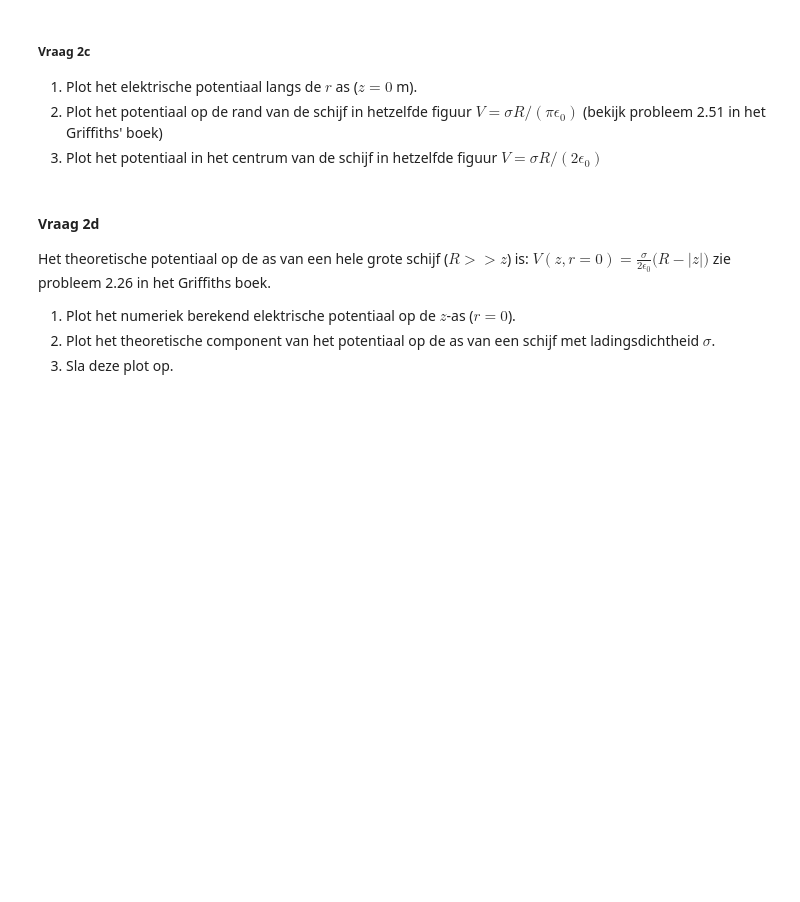
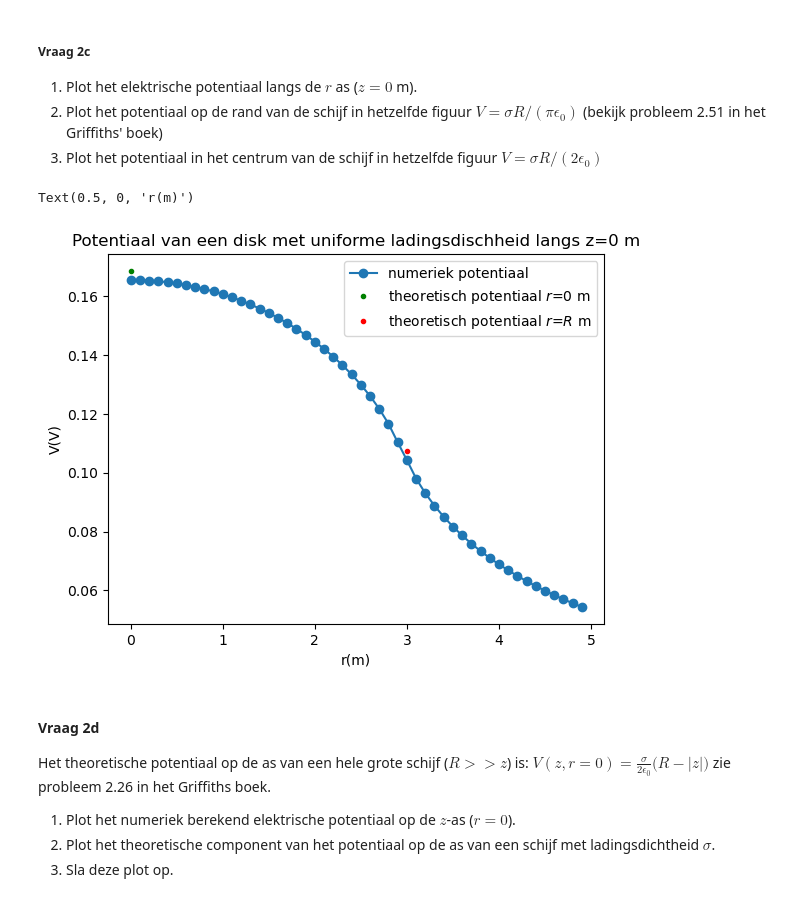
Before and after one commit to beanmachine123/opdrachten-DEF-D, a Jupyter notebook: DigitaleOntwerpopdrachten/1CondensatorOpdracht/CondensatorOntwerpopdracht.ipynb, the cells around one changed output. Saved outputs shown, nothing was run; the diff lists cells and outputs as text; code cells hidden in the pictures; blank space fills up the shorter version.

```diff
--- a/DigitaleOntwerpopdrachten/1CondensatorOpdracht/CondensatorOntwerpopdracht.ipynb
+++ b/DigitaleOntwerpopdrachten/1CondensatorOpdracht/CondensatorOntwerpopdracht.ipynb
@@ -208,19 +216,22 @@ print(f"De ladingsdichtheid op de schijf is: {ladingsdichtheid_disk:.2e} C/m^2")
 # %%
 # Vul deze code aan zodat deze vraag 2.3 beantwoord.
 idx_z_zero = find_idx_nearest(z,0)
 
 V_R = V[idx_z_zero, -1]  # potentiaal op de straal van de schijf
 
 V_0 = ladingsdichtheid_disk * disk_radius / (2 * epsilon0)
 V_R = ladingsdichtheid_disk * disk_radius / (np.pi *epsilon0)
 
 plt.title(f"Potentiaal van een disk met uniforme ladingsdischheid langs z=0 m")
 plt.plot(r, V[idx_z_zero, :], "o-", label="numeriek potentiaal")
-plt.plot(0, V_0, "c.", label="theoretisch potentiaal $r$=0 m")
-plt.plot(r_R, V_R, "c.", label="theoretisch potentiaal $r$=$R$ m")
+plt.plot(0, V_0, "g.", label="theoretisch potentiaal $r$=0 m")
+plt.plot(disk_radius, V_R, "r.", label="theoretisch potentiaal $r$=$R$ m")
 plt.legend()
 plt.ylabel("V(V)")
 plt.xlabel("r(m)")
+# %% [output]
+Text(0.5, 0, 'r(m)')
+[figure, added]
 # %% [markdown]
 #### Vraag 2d
 
```
Also changed, not shown: parts of 16 cells of this notebook, 3 other files.
